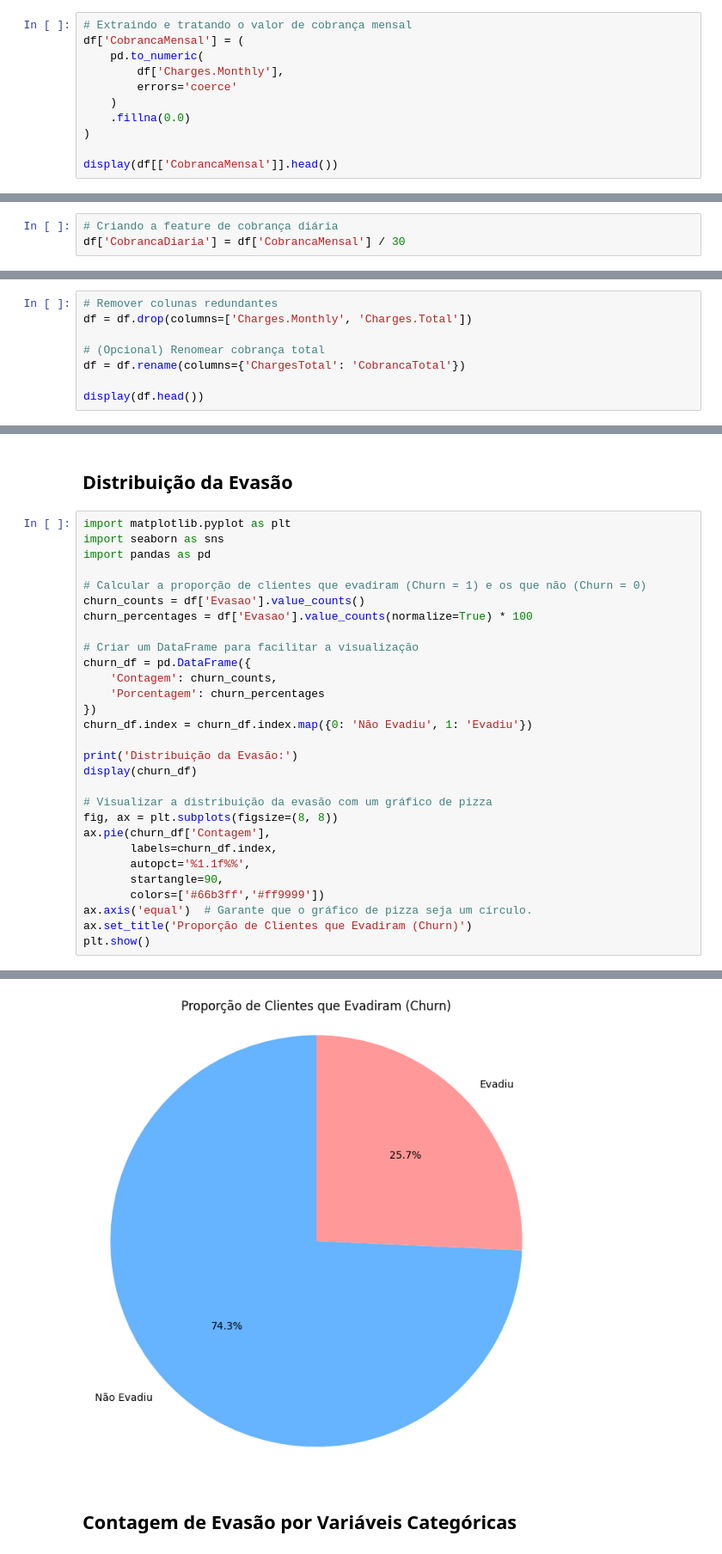
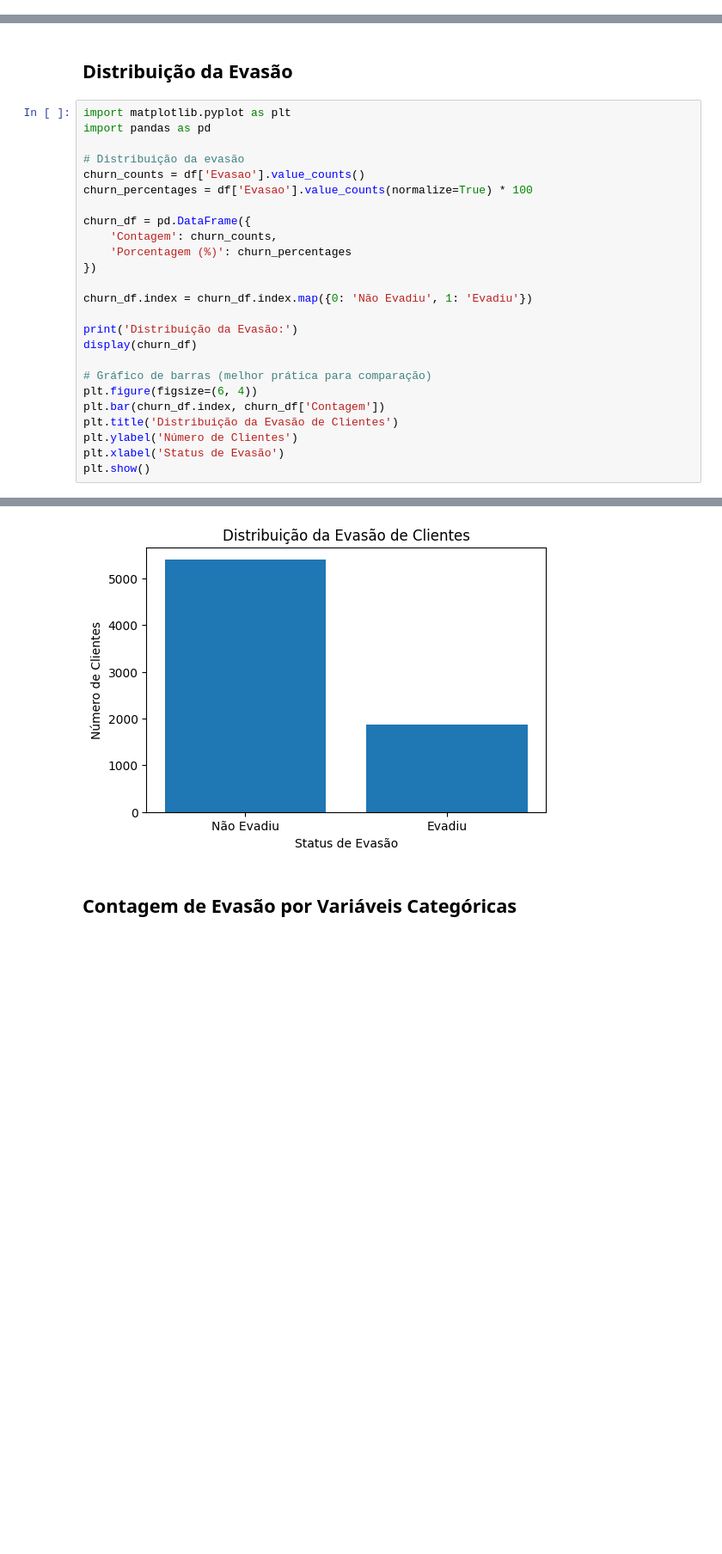
Before and after one commit to Covvalente/TelecomX_BR, a Jupyter notebook: meu_desafio_TelecomX_BR.ipynb, the cells around one changed output, grey strips where cells are left out. Shown at 86% size. Drawn from its saved outputs; the diff is of its cells as text; blank space fills up the shorter version.

```diff
--- a/meu_desafio_TelecomX_BR.ipynb
+++ b/meu_desafio_TelecomX_BR.ipynb
@@ -392,11 +328,0 @@ display(df.head())
-# %%
-# Extraindo e tratando o valor de cobrança mensal
-df['CobrancaMensal'] = (
-    pd.to_numeric(
-        df['Charges.Monthly'],
-        errors='coerce'
-    )
-    .fillna(0.0)
-)
-
-display(df[['CobrancaMensal']].head())
@@ -410,3 +328,0 @@ display(df[['CobrancaMensal']].head())
-# %%
-# Criando a feature de cobrança diária
-df['CobrancaDiaria'] = df['CobrancaMensal'] / 30
@@ -435,8 +328,0 @@ df = df.rename(columns={
-# %%
-# Remover colunas redundantes
-df = df.drop(columns=['Charges.Monthly', 'Charges.Total'])
-
-# (Opcional) Renomear cobrança total
-df = df.rename(columns={'ChargesTotal': 'CobrancaTotal'})
-
-display(df.head())
@@ -535,32 +446,28 @@ Estatísticas descritivas completas do DataFrame:
 ## Distribuição da Evasão
 # %%
 import matplotlib.pyplot as plt
-import seaborn as sns
 import pandas as pd
 
-# Calcular a proporção de clientes que evadiram (Churn = 1) e os que não (Churn = 0)
+# Distribuição da evasão
 churn_counts = df['Evasao'].value_counts()
 churn_percentages = df['Evasao'].value_counts(normalize=True) * 100
 
-# Criar um DataFrame para facilitar a visualização
 churn_df = pd.DataFrame({
     'Contagem': churn_counts,
-    'Porcentagem': churn_percentages
+    'Porcentagem (%)': churn_percentages
 })
+
 churn_df.index = churn_df.index.map({0: 'Não Evadiu', 1: 'Evadiu'})
 
 print('Distribuição da Evasão:')
 display(churn_df)
 
-# Visualizar a distribuição da evasão com um gráfico de pizza
-fig, ax = plt.subplots(figsize=(8, 8))
-ax.pie(churn_df['Contagem'],
-       labels=churn_df.index,
-       autopct='%1.1f%%',
-       startangle=90,
-       colors=['#66b3ff','#ff9999'])
-ax.axis('equal')  # Garante que o gráfico de pizza seja um círculo.
-ax.set_title('Proporção de Clientes que Evadiram (Churn)')
+# Gráfico de barras (melhor prática para comparação)
+plt.figure(figsize=(6, 4))
+plt.bar(churn_df.index, churn_df['Contagem'])
+plt.title('Distribuição da Evasão de Clientes')
+plt.ylabel('Número de Clientes')
+plt.xlabel('Status de Evasão')
 plt.show()
 # %% [output]
 Distribuição da Evasão:
@@ -568,7 +475,7 @@ Distribuição da Evasão:
 | Evasao |  |  |
 | Não Evadiu | 5398 | 74.280996 |
 | Evadiu | 1869 | 25.719004 |
-[figure, old version]
+[figure, new version]
 # %% [markdown]
 ## Contagem de Evasão por Variáveis Categóricas
 # %% [markdown]
```
Also changed, not shown: parts of 22 cells of this notebook.
